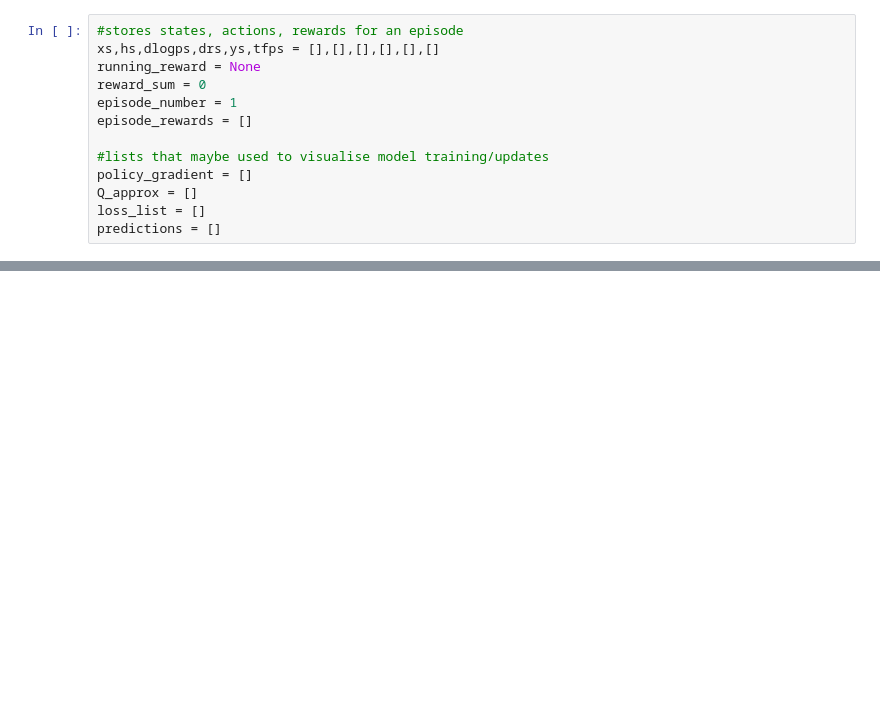
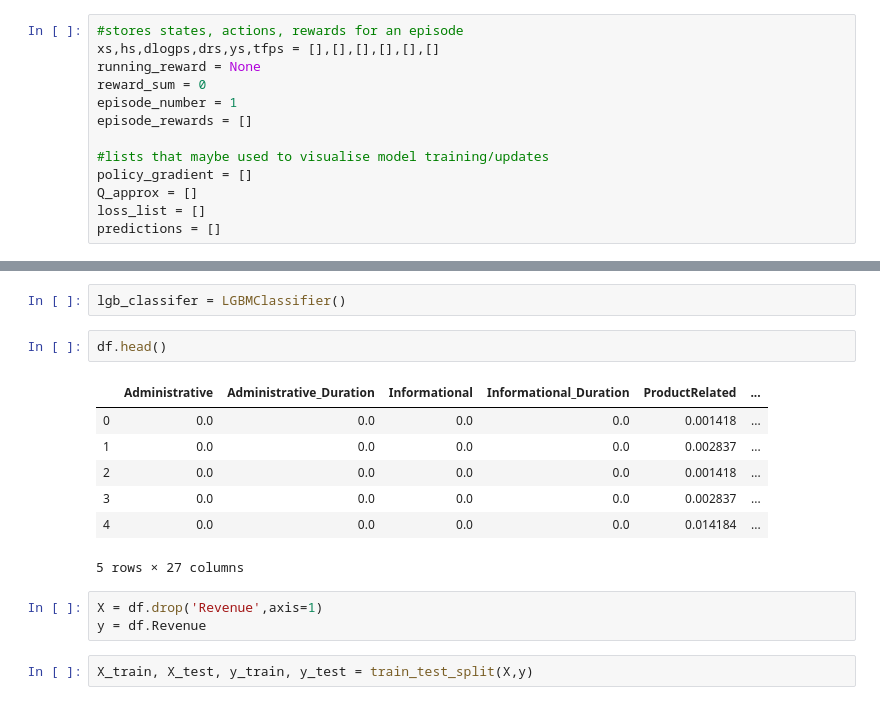
Before and after one commit to Rubix1/GA-Capstone-Project, a Jupyter notebook: Technical_Presentation_Notebook.ipynb, the cells around one changed output, grey strips where cells are left out. Cells and saved outputs as stored; diff of their text form; blank space fills up the shorter version.

```diff
--- a/Technical_Presentation_Notebook.ipynb
+++ b/Technical_Presentation_Notebook.ipynb
@@ -366,0 +423,17 @@ predictions
+# %%
+lgb_classifer = LGBMClassifier()
+# %%
+df.head()
+# %% [output]
+|  | Administrative | Administrative_Duration | Informational | Informational_Duration | ProductRelated | ... |
+| 0 | 0.0 | 0.0 | 0.0 | 0.0 | 0.001418 | ... |
+| 1 | 0.0 | 0.0 | 0.0 | 0.0 | 0.002837 | ... |
+| 2 | 0.0 | 0.0 | 0.0 | 0.0 | 0.001418 | ... |
+| 3 | 0.0 | 0.0 | 0.0 | 0.0 | 0.002837 | ... |
+| 4 | 0.0 | 0.0 | 0.0 | 0.0 | 0.014184 | ... |
+5 rows × 27 columns
+# %%
+X = df.drop('Revenue',axis=1)
+y = df.Revenue
+# %%
+X_train, X_test, y_train, y_test = train_test_split(X,y)
```
Also changed, not shown: parts of 33 cells of this notebook, 1 other file.
